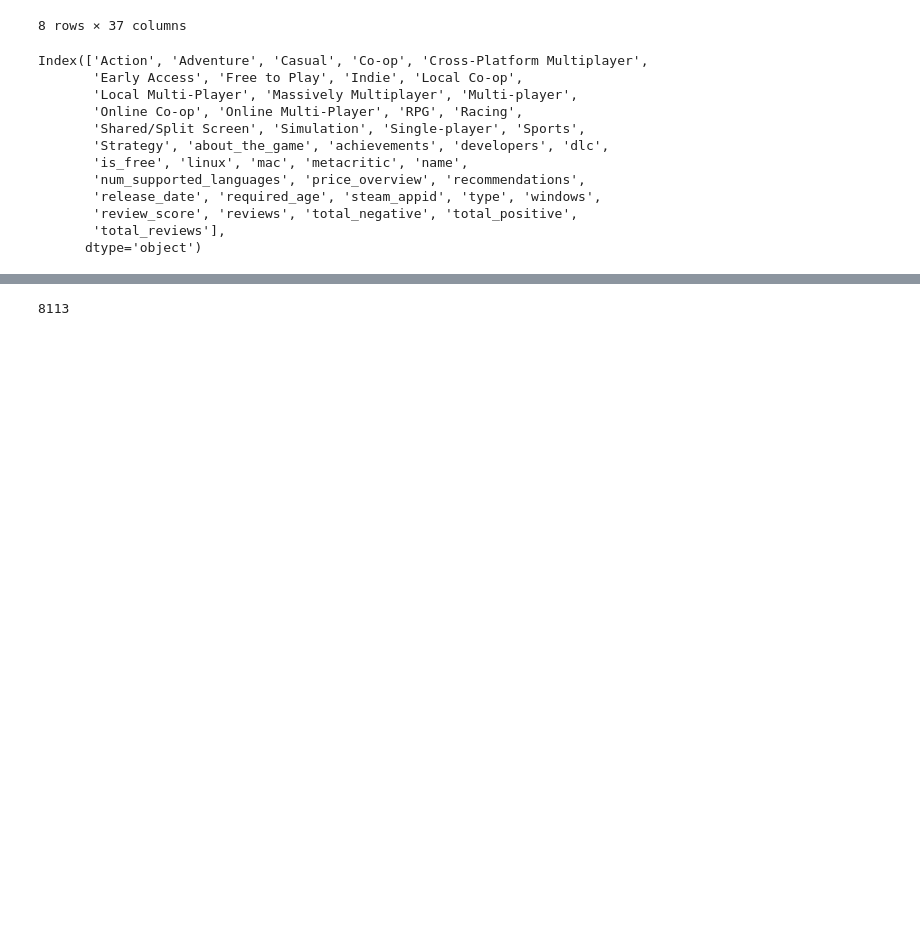
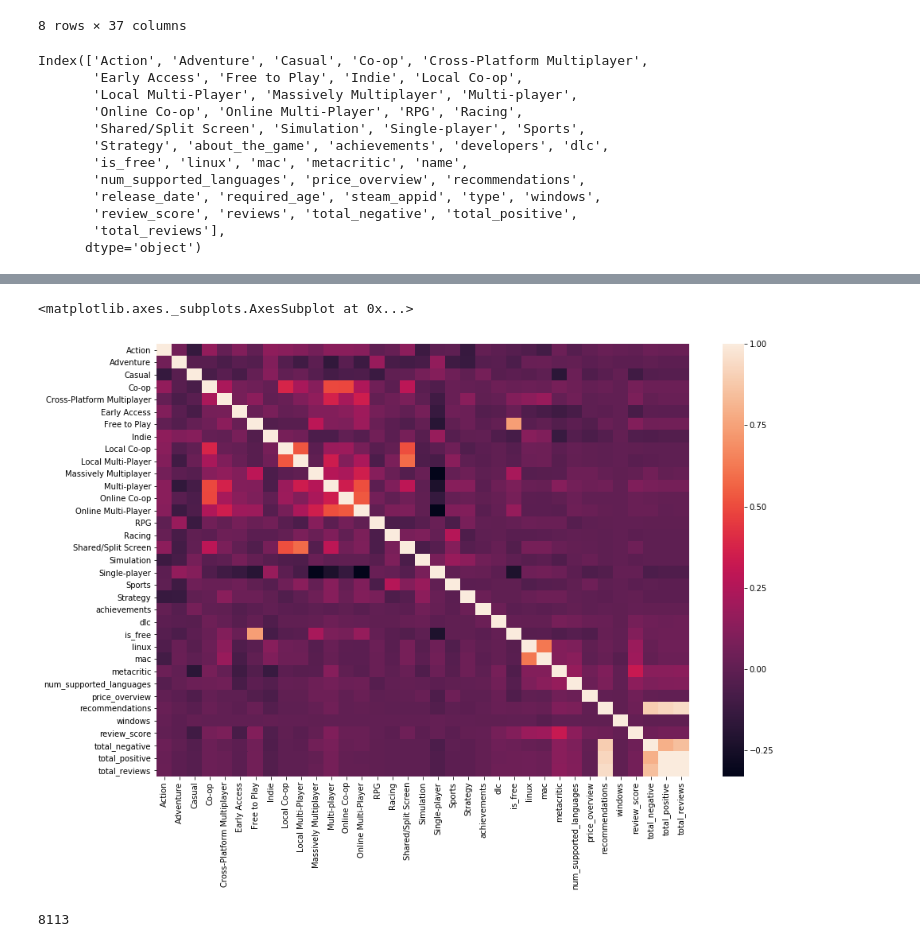
Before and after one commit to rvent/Steam_Pricing_Classification_Project, a Jupyter notebook: Mod-3-Project.ipynb, the cells around one changed output, grey strips where cells are left out. Drawn from its saved outputs; the diff is of its cells as text; code cells hidden in the pictures; blank space fills up the shorter version.

```diff
--- a/Mod-3-Project.ipynb
+++ b/Mod-3-Project.ipynb
@@ -1055,3 +1133,3 @@ Index(['Action', 'Adventure', 'Casual', 'Co-op', 'Cross-Platform Multiplayer',
       dtype='object')
 # %%
-final_df = final_df[(final_df.type == "game") | (final_df.type == "dlc")]
+final_df = final_df[(final_df.type == "game")]
@@ -1057,0 +1157,11 @@ final_df = final_df[(final_df.type == "game") | (final_df.type == "dlc")]
+# %%
+final_df0 = final_df.drop(['reviews','type', 'steam_appid','about_the_game'], axis=1)
+# %%
+final_df0.drop("name", axis=1, inplace=True)
+# %%
+correlations = final_df0.corr()
+plt.figure(figsize=(15,10))
+sns.heatmap(correlations)
+# %% [output]
+<matplotlib.axes._subplots.AxesSubplot at 0x...>
+[figure, added]
```
Also changed, not shown: parts of 43 cells of this notebook.
